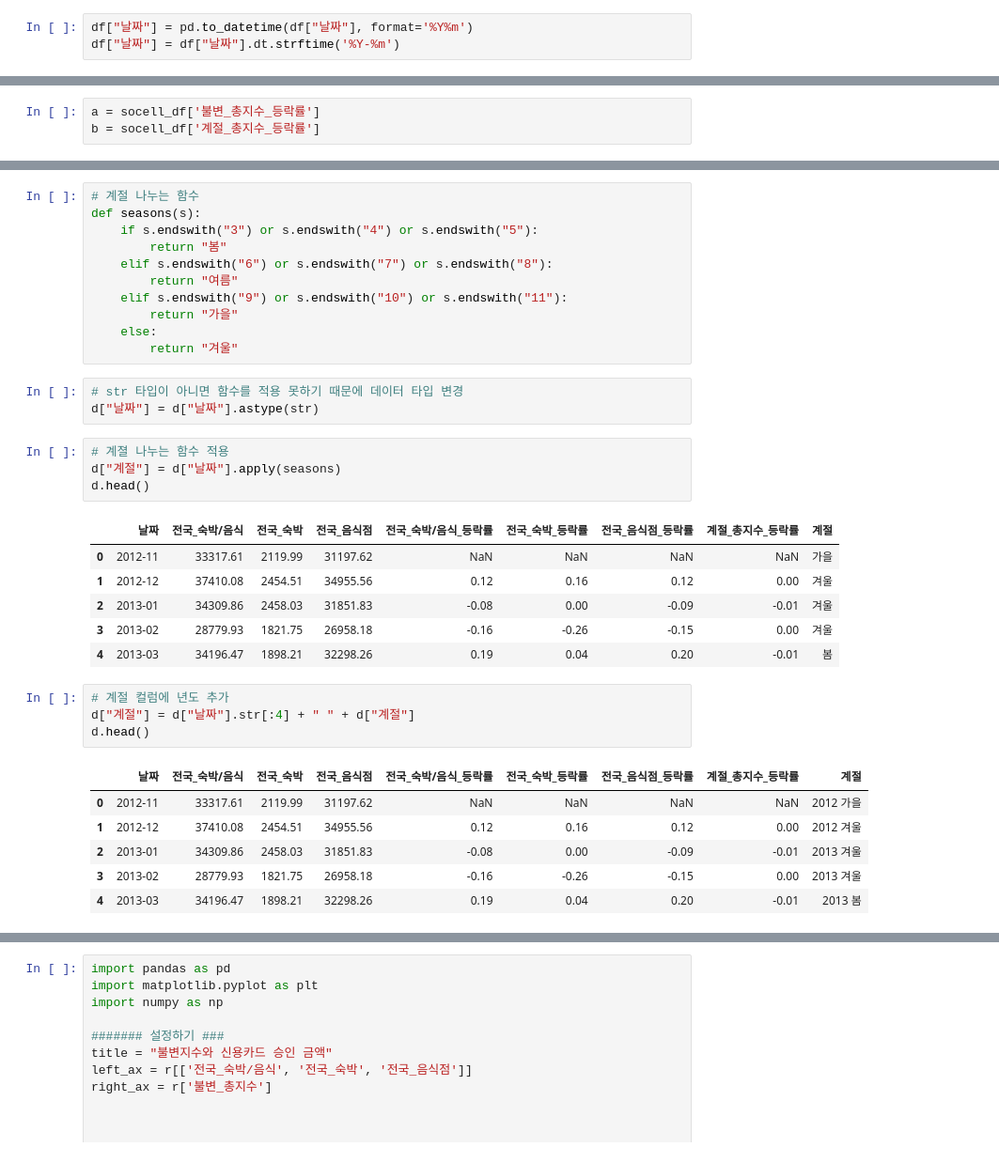
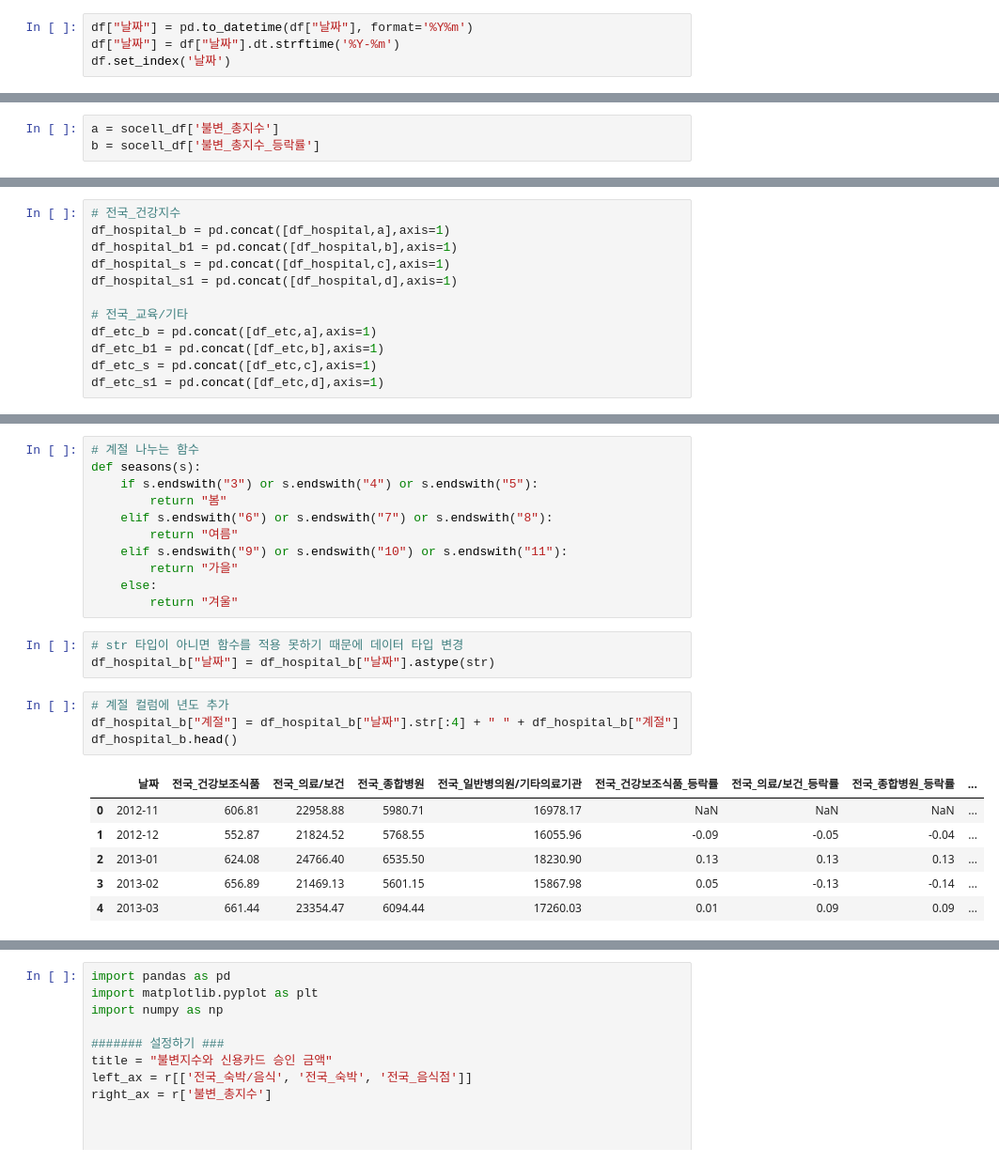
Before and after one commit to KJH3024/test, a Jupyter notebook: 프로젝트1/전국_카드.ipynb, the cells around one changed output, grey strips where cells are left out. Shown at 94% size. Saved outputs shown, nothing was run; the diff lists cells and outputs as text.

```diff
--- a/프로젝트1/전국_카드.ipynb
+++ b/프로젝트1/전국_카드.ipynb
@@ -29,3 +29,4 @@ df["날짜"] = df["날짜"].astype(int)
 # %%
 df["날짜"] = pd.to_datetime(df["날짜"], format='%Y%m')
 df["날짜"] = df["날짜"].dt.strftime('%Y-%m')
+df.set_index('날짜')
@@ -153,6 +219,6 @@ socell_df
 | 113 | 2022-04 | 119.4 | 119.6 | -0.02 | -0.00 |
 114 rows × 5 columns
 # %%
-a = socell_df['불변_총지수_등락률']
-b = socell_df['계절_총지수_등락률']
+a = socell_df['불변_총지수']
+b = socell_df['불변_총지수_등락률']
 # %%
@@ -184,3 +227,15 @@ r = pd.concat([df_etc,w],axis=1)
+# %%
+# 전국_건강지수
+df_hospital_b = pd.concat([df_hospital,a],axis=1)
+df_hospital_b1 = pd.concat([df_hospital,b],axis=1)
+df_hospital_s = pd.concat([df_hospital,c],axis=1)
+df_hospital_s1 = pd.concat([df_hospital,d],axis=1)
+
+# 전국_교육/기타
+df_etc_b = pd.concat([df_etc,a],axis=1)
+df_etc_b1 = pd.concat([df_etc,b],axis=1)
+df_etc_s = pd.concat([df_etc,c],axis=1)
+df_etc_s1 = pd.concat([df_etc,d],axis=1)
 # %%
 import seaborn as sns
 import matplotlib.pyplot as plt
@@ -230,26 +321,15 @@ def seasons(s):
         return "겨울"
 # %%
 # str 타입이 아니면 함수를 적용 못하기 때문에 데이터 타입 변경
-d["날짜"] = d["날짜"].astype(str)
+df_hospital_b["날짜"] = df_hospital_b["날짜"].astype(str)
-# %%
-# 계졀 나누는 함수 적용
-d["계절"] = d["날짜"].apply(seasons)
-d.head()
-# %% [output]
-|  | 날짜 | 전국_숙박/음식 | 전국_숙박 | 전국_음식점 | 전국_숙박/음식_등락률 | 전국_숙박_등락률 | 전국_음식점_등락률 | 계절_총지수_등락률 | 계절 |
-| 0 | 2012-11 | 33317.61 | 2119.99 | 31197.62 | NaN | NaN | NaN | NaN | 가을 |
-| 1 | 2012-12 | 37410.08 | 2454.51 | 34955.56 | 0.12 | 0.16 | 0.12 | 0.00 | 겨울 |
-| 2 | 2013-01 | 34309.86 | 2458.03 | 31851.83 | -0.08 | 0.00 | -0.09 | -0.01 | 겨울 |
-| 3 | 2013-02 | 28779.93 | 1821.75 | 26958.18 | -0.16 | -0.26 | -0.15 | 0.00 | 겨울 |
-| 4 | 2013-03 | 34196.47 | 1898.21 | 32298.26 | 0.19 | 0.04 | 0.20 | -0.01 | 봄 |
 # %%
 # 계절 컬럼에 년도 추가
-d["계절"] = d["날짜"].str[:4] + " " + d["계절"]
-d.head()
+df_hospital_b["계절"] = df_hospital_b["날짜"].str[:4] + " " + df_hospital_b["계절"]
+df_hospital_b.head()
 # %% [output]
-|  | 날짜 | 전국_숙박/음식 | 전국_숙박 | 전국_음식점 | 전국_숙박/음식_등락률 | 전국_숙박_등락률 | 전국_음식점_등락률 | 계절_총지수_등락률 | 계절 |
-| 0 | 2012-11 | 33317.61 | 2119.99 | 31197.62 | NaN | NaN | NaN | NaN | 2012 가을 |
-| 1 | 2012-12 | 37410.08 | 2454.51 | 34955.56 | 0.12 | 0.16 | 0.12 | 0.00 | 2012 겨울 |
-| 2 | 2013-01 | 34309.86 | 2458.03 | 31851.83 | -0.08 | 0.00 | -0.09 | -0.01 | 2013 겨울 |
-| 3 | 2013-02 | 28779.93 | 1821.75 | 26958.18 | -0.16 | -0.26 | -0.15 | 0.00 | 2013 겨울 |
-| 4 | 2013-03 | 34196.47 | 1898.21 | 32298.26 | 0.19 | 0.04 | 0.20 | -0.01 | 2013 봄 |
+|  | 날짜 | 전국_건강보조식품 | 전국_의료/보건 | 전국_종합병원 | 전국_일반병의원/기타의료기관 | 전국_건강보조식품_등락률 | 전국_의료/보건_등락률 | 전국_종합병원_등락률 | ... |
+| 0 | 2012-11 | 606.81 | 22958.88 | 5980.71 | 16978.17 | NaN | NaN | NaN | ... |
+| 1 | 2012-12 | 552.87 | 21824.52 | 5768.55 | 16055.96 | -0.09 | -0.05 | -0.04 | ... |
+| 2 | 2013-01 | 624.08 | 24766.40 | 6535.50 | 18230.90 | 0.13 | 0.13 | 0.13 | ... |
+| 3 | 2013-02 | 656.89 | 21469.13 | 5601.15 | 15867.98 | 0.05 | -0.13 | -0.14 | ... |
+| 4 | 2013-03 | 661.44 | 23354.47 | 6094.44 | 17260.03 | 0.01 | 0.09 | 0.09 | ... |
```
Also changed, not shown: parts of 18 cells of this notebook.
